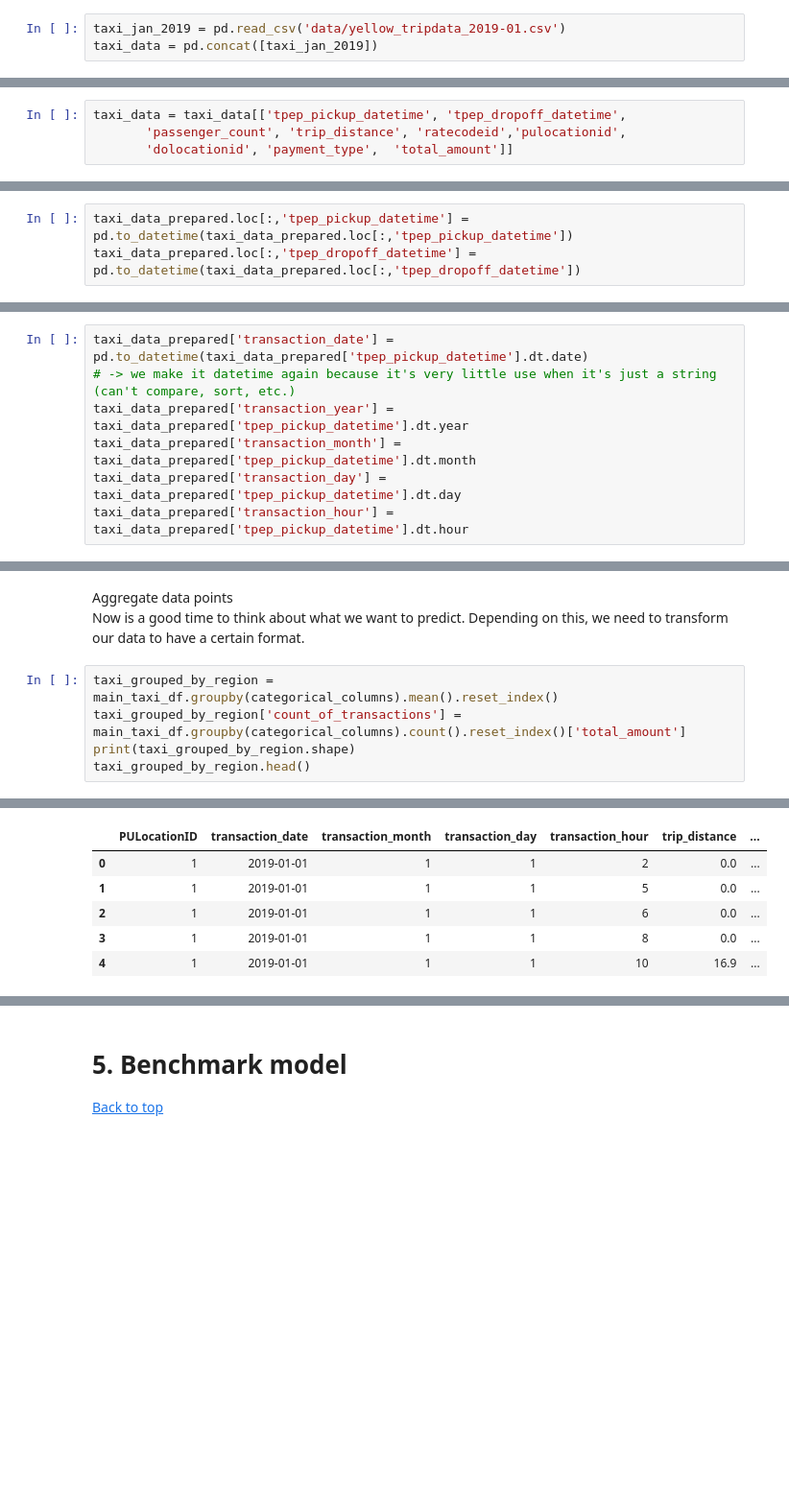
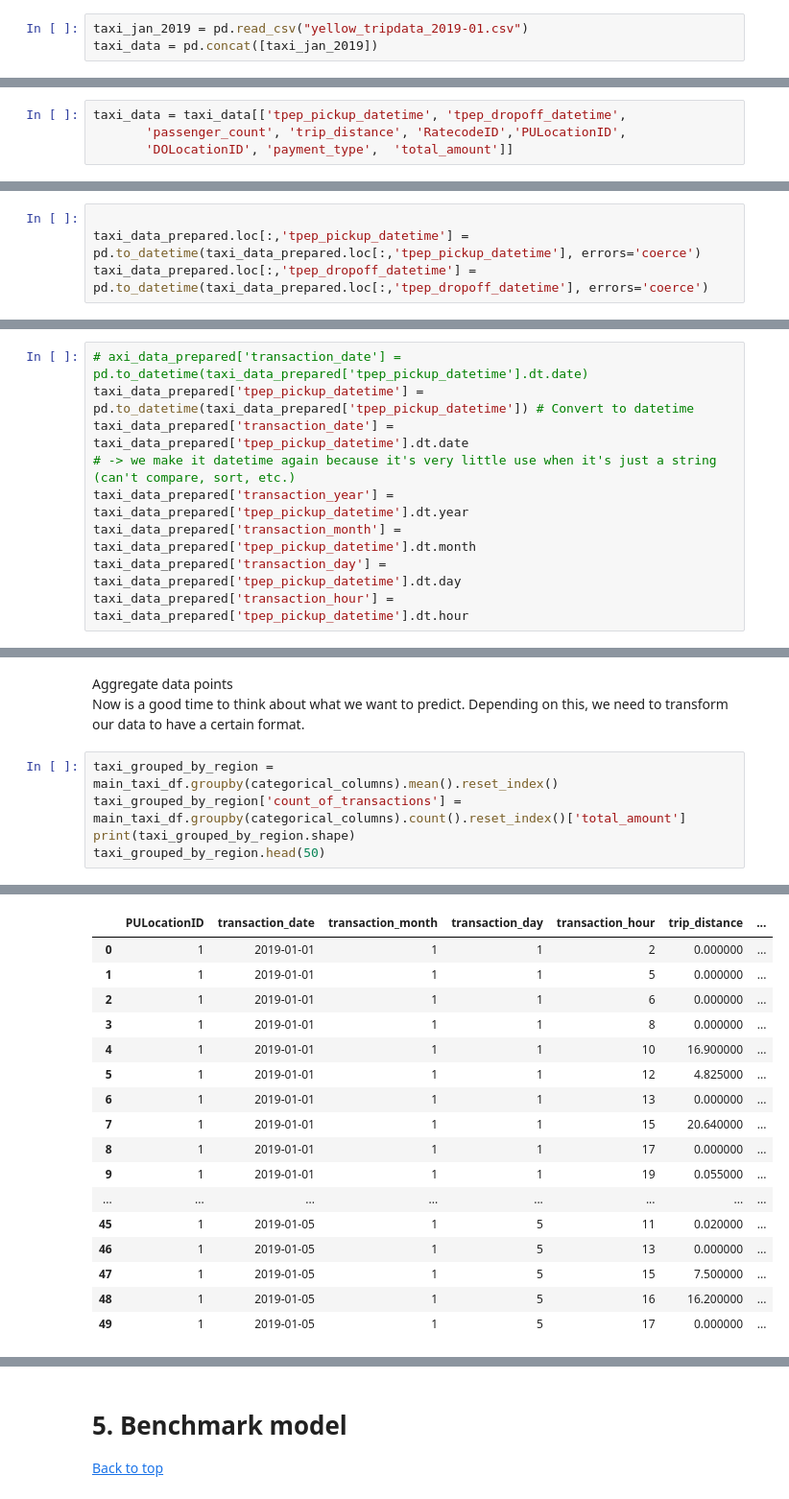
Before and after one commit to TrainTravel/Guided-project-course-material, a Jupyter notebook: Module 5.ipynb, the cells around one changed output, grey strips where cells are left out. Shown: that part at 96% size. Saved outputs shown, nothing was run; the diff lists cells and outputs as text; blank space fills up the shorter version.

```diff
--- a/Module 5.ipynb
+++ b/Module 5.ipynb
@@ -54,5 +74,5 @@ Saving to: ‘2upf-qytp.csv’
 # %%
-taxi_jan_2019 = pd.read_csv('data/yellow_tripdata_2019-01.csv')
+taxi_jan_2019 = pd.read_csv("yellow_tripdata_2019-01.csv")
 taxi_data = pd.concat([taxi_jan_2019])
 # %%
 print(taxi_data.shape)
@@ -79,8 +104,8 @@ Index(['vendorid', 'tpep_pickup_datetime', 'tpep_dropoff_datetime',
       dtype='object')
 # %%
 taxi_data = taxi_data[['tpep_pickup_datetime', 'tpep_dropoff_datetime',
-       'passenger_count', 'trip_distance', 'ratecodeid','pulocationid',
-       'dolocationid', 'payment_type',  'total_amount']]
+       'passenger_count', 'trip_distance', 'RatecodeID','PULocationID',
+       'DOLocationID', 'payment_type',  'total_amount']]
 # %%
 taxi_data.head()
 # %% [output]
@@ -258,4 +294,5 @@ total_amount             float64
 dtype: object
 # %%
-taxi_data_prepared.loc[:,'tpep_pickup_datetime'] = pd.to_datetime(taxi_data_prepared.loc[:,'tpep_pickup_datetime'])
-taxi_data_prepared.loc[:,'tpep_dropoff_datetime'] = pd.to_datetime(taxi_data_prepared.loc[:,'tpep_dropoff_datetime'])
+
+taxi_data_prepared.loc[:,'tpep_pickup_datetime'] = pd.to_datetime(taxi_data_prepared.loc[:,'tpep_pickup_datetime'], errors='coerce')
+taxi_data_prepared.loc[:,'tpep_dropoff_datetime'] = pd.to_datetime(taxi_data_prepared.loc[:,'tpep_dropoff_datetime'], errors='coerce')
@@ -289,7 +342,9 @@ taxi_data_prepared.head()
 | 3 | 2018-11-28 15:52:25 | 2018-11-28 15:55:45 | 5 | 0.0 | 1 | 193 | ... |
 | 4 | 2018-11-28 15:56:57 | 2018-11-28 15:58:33 | 5 | 0.0 | 2 | 193 | ... |
 # %%
-taxi_data_prepared['transaction_date'] = pd.to_datetime(taxi_data_prepared['tpep_pickup_datetime'].dt.date)
+# axi_data_prepared['transaction_date'] = pd.to_datetime(taxi_data_prepared['tpep_pickup_datetime'].dt.date)
+taxi_data_prepared['tpep_pickup_datetime'] = pd.to_datetime(taxi_data_prepared['tpep_pickup_datetime']) # Convert to datetime
+taxi_data_prepared['transaction_date'] = taxi_data_prepared['tpep_pickup_datetime'].dt.date
 # -> we make it datetime again because it's very little use when it's just a string (can't compare, sort, etc.)
 taxi_data_prepared['transaction_year'] = taxi_data_prepared['tpep_pickup_datetime'].dt.year
 taxi_data_prepared['transaction_month'] = taxi_data_prepared['tpep_pickup_datetime'].dt.month
@@ -345,16 +399,27 @@ Now is a good time to think about what we want to predict. Depending on this, we
 # %%
 taxi_grouped_by_region = main_taxi_df.groupby(categorical_columns).mean().reset_index()
 taxi_grouped_by_region['count_of_transactions'] = main_taxi_df.groupby(categorical_columns).count().reset_index()['total_amount']
 print(taxi_grouped_by_region.shape)
-taxi_grouped_by_region.head()
+taxi_grouped_by_region.head(50)
 # %% [output]
 (102556, 8)
 |  | PULocationID | transaction_date | transaction_month | transaction_day | transaction_hour | trip_distance | ... |
-| 0 | 1 | 2019-01-01 | 1 | 1 | 2 | 0.0 | ... |
-| 1 | 1 | 2019-01-01 | 1 | 1 | 5 | 0.0 | ... |
-| 2 | 1 | 2019-01-01 | 1 | 1 | 6 | 0.0 | ... |
-| 3 | 1 | 2019-01-01 | 1 | 1 | 8 | 0.0 | ... |
-| 4 | 1 | 2019-01-01 | 1 | 1 | 10 | 16.9 | ... |
+| 0 | 1 | 2019-01-01 | 1 | 1 | 2 | 0.000000 | ... |
+| 1 | 1 | 2019-01-01 | 1 | 1 | 5 | 0.000000 | ... |
+| 2 | 1 | 2019-01-01 | 1 | 1 | 6 | 0.000000 | ... |
+| 3 | 1 | 2019-01-01 | 1 | 1 | 8 | 0.000000 | ... |
+| 4 | 1 | 2019-01-01 | 1 | 1 | 10 | 16.900000 | ... |
+| 5 | 1 | 2019-01-01 | 1 | 1 | 12 | 4.825000 | ... |
+| 6 | 1 | 2019-01-01 | 1 | 1 | 13 | 0.000000 | ... |
+| 7 | 1 | 2019-01-01 | 1 | 1 | 15 | 20.640000 | ... |
+| 8 | 1 | 2019-01-01 | 1 | 1 | 17 | 0.000000 | ... |
+| 9 | 1 | 2019-01-01 | 1 | 1 | 19 | 0.055000 | ... |
+| ... | ... | ... | ... | ... | ... | ... | ... |
+| 45 | 1 | 2019-01-05 | 1 | 5 | 11 | 0.020000 | ... |
+| 46 | 1 | 2019-01-05 | 1 | 5 | 13 | 0.000000 | ... |
+| 47 | 1 | 2019-01-05 | 1 | 5 | 15 | 7.500000 | ... |
+| 48 | 1 | 2019-01-05 | 1 | 5 | 16 | 16.200000 | ... |
+| 49 | 1 | 2019-01-05 | 1 | 5 | 17 | 0.000000 | ... |
 # %%
 taxi_grouped_by_region['trip_distance'].hist(bins=100, figsize=(10,5))
 # %% [output]
```
Also changed, not shown: parts of 32 cells of this notebook.
